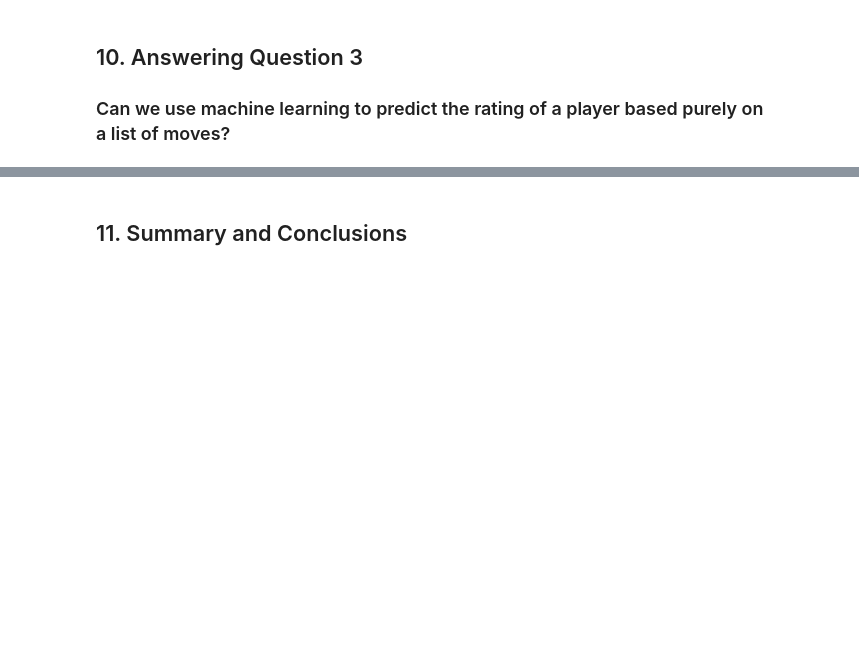
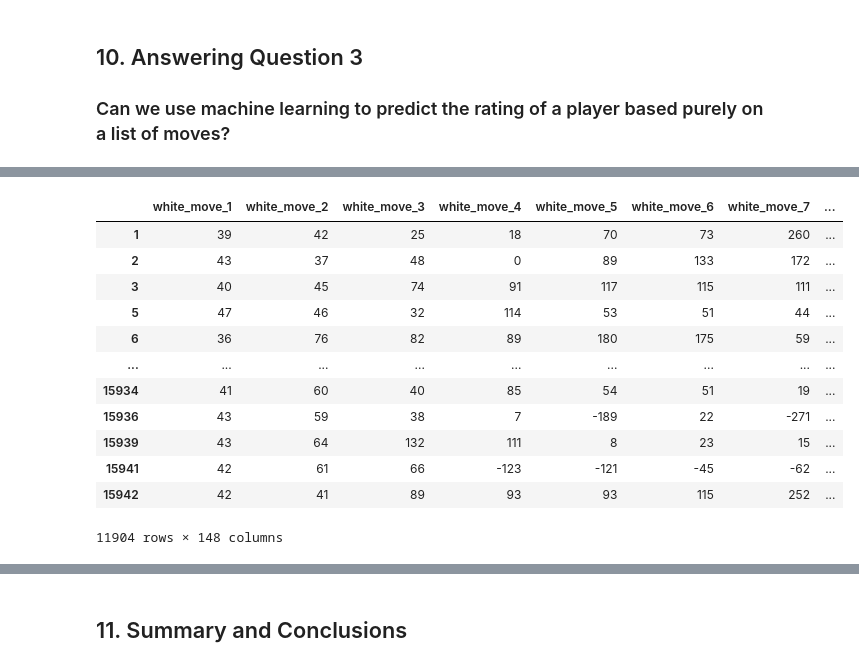
Before and after one commit to T-hawk/chess-ds-final, a Jupyter notebook: final-submission.ipynb, the cells around one changed output, grey strips where cells are left out. Saved outputs shown, nothing was run; the diff lists cells and outputs as text; code cells hidden in the pictures; blank space fills up the shorter version.

```diff
--- a/final-submission.ipynb
+++ b/final-submission.ipynb
@@ -1393,0 +1556,32 @@ Overall, there are only a couple of interesting predictors and correlations in t
+# %%
+import ast
+
+# ==============================
+# Data processing
+# ==============================
+
+centipawn_data = pd.read_csv("centipawn/centipawn_data_depth_12.csv")
+
+# Clamp values (stockfish provided very high values 100000 and -100000 when checkmate was soon)
+centipawn_data["centipawn"] = centipawn_data["centipawn"].apply(ast.literal_eval)
+centipawn_data["centipawn"] = centipawn_data["centipawn"].apply(
+    lambda values: [max(-1000, min(1000, value)) for value in values]
+)
+
+# Sort centipawn by color
+centipawn_data["white_centipawn"] = centipawn_data["centipawn"].apply(lambda x: x[::2])
+centipawn_data["black_centipawn"] = centipawn_data["centipawn"].apply(lambda x: x[1::2])
+
+# Combine centipawn data with board-analysis features using the explicit index columns
+neural_net_with_centipawn = board_analysis_results.merge(
+    centipawn_data,
+    left_on="idx",
+    right_on="index",
+    how="inner"
+)
+
+centipawn_vector_input = neural_net_with_centipawn[neural_net_with_centipawn["total_turns"] >= 40]
+
+centipawn_vector_input = centipawn_vector_input[["white_centipawn", "black_centipawn", "white_elo", "black_elo"]].copy()
+centipawn_vector_input["game_elo"] = centipawn_vector_input[["white_elo", "black_elo"]].mean(axis=1)
+centipawn_vector_input
@@ -1393,0 +1900,27 @@ Overall, there are only a couple of interesting predictors and correlations in t
+# %%
+combined_board_analysis_results = pd.concat(
+    [
+        white_cp_df,
+        black_cp_df,
+        neural_net_with_centipawn[neural_net_with_centipawn["total_turns"] >= 40]
+    ],
+    axis=1
+)
+
+combined_board_analysis_results["game_elo"] = combined_board_analysis_results[["white_elo", "black_elo"]].mean(axis=1)
+combined_board_analysis_results = combined_board_analysis_results.drop(columns=["centipawn", "black_centipawn", "white_centipawn", "idx", "index","total_turns", "white_turns", "black_turns"])
+combined_board_analysis_results
+# %% [output]
+|  | white_move_1 | white_move_2 | white_move_3 | white_move_4 | white_move_5 | white_move_6 | white_move_7 | ... |
+| 1 | 39 | 42 | 25 | 18 | 70 | 73 | 260 | ... |
+| 2 | 43 | 37 | 48 | 0 | 89 | 133 | 172 | ... |
+| 3 | 40 | 45 | 74 | 91 | 117 | 115 | 111 | ... |
+| 5 | 47 | 46 | 32 | 114 | 53 | 51 | 44 | ... |
+| 6 | 36 | 76 | 82 | 89 | 180 | 175 | 59 | ... |
+| ... | ... | ... | ... | ... | ... | ... | ... | ... |
+| 15934 | 41 | 60 | 40 | 85 | 54 | 51 | 19 | ... |
+| 15936 | 43 | 59 | 38 | 7 | -189 | 22 | -271 | ... |
+| 15939 | 43 | 64 | 132 | 111 | 8 | 23 | 15 | ... |
+| 15941 | 42 | 61 | 66 | -123 | -121 | -45 | -62 | ... |
+| 15942 | 42 | 41 | 89 | 93 | 93 | 115 | 252 | ... |
+11904 rows × 148 columns
```
Also changed, not shown: parts of 23 cells of this notebook.
